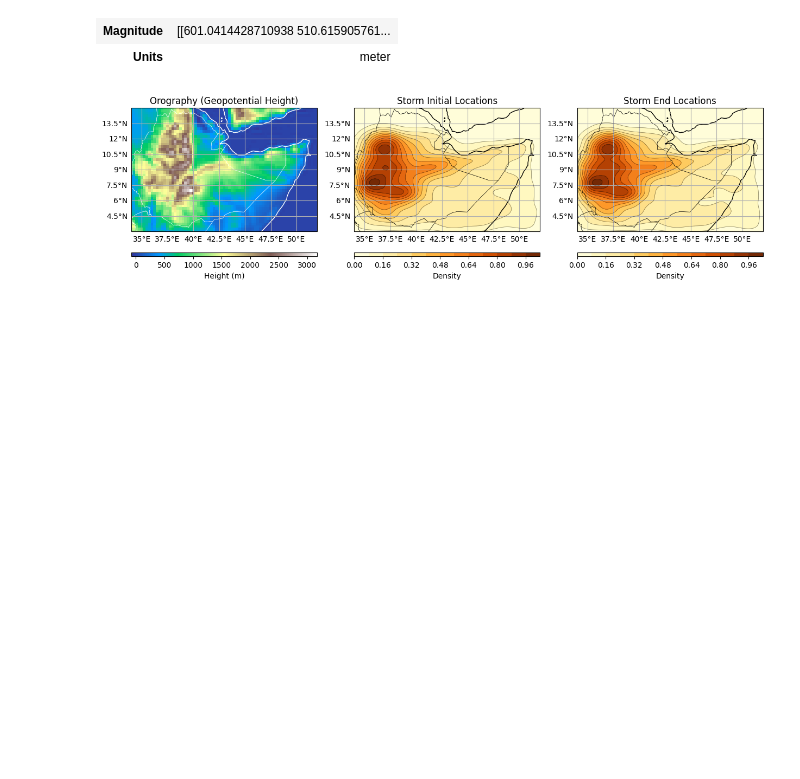
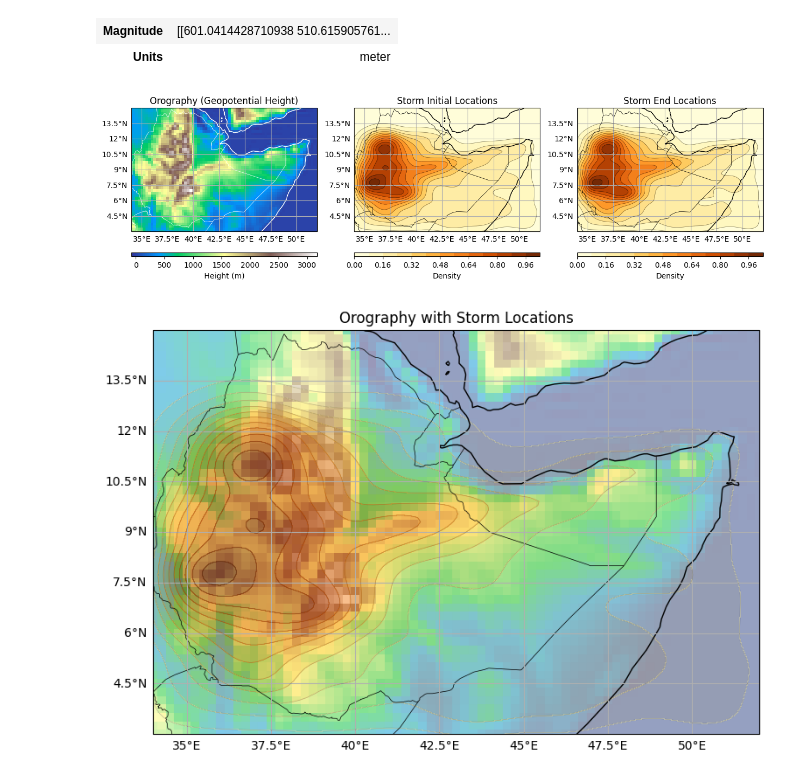
Before and after one commit to seangtkelley/uor-msc-dissertation-xai-african-storms, a Jupyter notebook: src/explore.ipynb, the cells around one changed output. Drawn from its saved outputs; the diff is of its cells as text; code cells hidden in the pictures; blank space fills up the shorter version.

Commit message:
overlay of orography and inits; alpha and colorbar params

```diff
--- a/src/explore.ipynb
+++ b/src/explore.ipynb
@@ -141,3 +141,15 @@ plt.savefig(config.FIGURES_DIR/"orography_storm_init_end_kde.png")
 plt.show()
 # %% [output]
 [figure]
+# %%
+# superimpose storm initial and end locations on the orography map
+fig, ax = plt.subplots(figsize=(10, 6), subplot_kw={'projection': ccrs.PlateCarree()})
+ax.set_extent(config.DATA_EXTENT, crs=ccrs.PlateCarree())
+terrain = ax.pcolormesh(geop["longitude"], geop["latitude"], height, cmap='terrain', transform=ccrs.PlateCarree())
+ax.set_title("Orography with Storm Locations")
+# plot storm initial locations
+plotting.plot_kde_map(storm_inits["Lon"], storm_inits["Lat"], ax=ax, alpha=0.5, add_colorbar=False)
+plt.savefig(config.FIGURES_DIR/"orography_storm_init_locations.png")
+plt.show()
+# %% [output]
+[figure, added]
```
Also changed, not shown: 2 other files.
